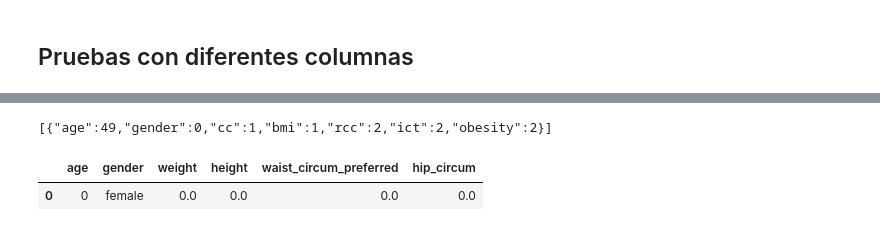
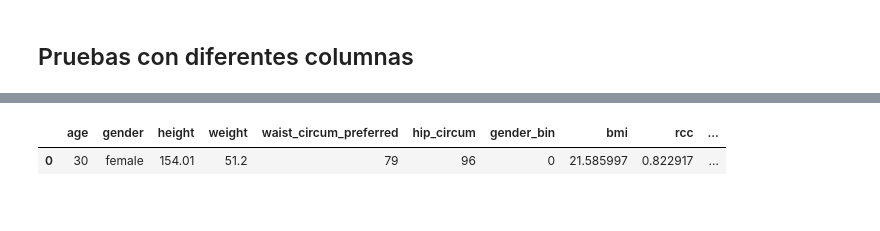
Before and after one commit to dchaconoca/antropometria-notebooks, a Jupyter notebook: notebooks/04-obesity-train-model.ipynb, the cells around one changed output, grey strips where cells are left out. Drawn from its saved outputs; the diff is of its cells as text; code cells hidden in the pictures.

```diff
--- a/notebooks/04-obesity-train-model.ipynb
+++ b/notebooks/04-obesity-train-model.ipynb
@@ -777,21 +629,20 @@ df_person
 # %%
-from custom_functions import custom_calculus
-import pickle
+def make_obesity_prediction(person):
 
-CURRENT_DIR = Path.cwd()
-BASE_DIR = Path(CURRENT_DIR).parent
+    CURRENT_DIR = Path.cwd()
+    BASE_DIR = Path(CURRENT_DIR).parent
 
-df_person_transformed = custom_calculus(df_person)
+    df_person = pd.read_json(person, orient='records')
 
-cols_to_leave = ['age', 'gender_bin', 'obesity_cc', 'obesity_bmi', 'obesity_rcc', 'obesity_ict']
+    df_person_transformed = custom_calculus(df_person)
 
-df_person_transformed = ccf.select_data(df_person_transformed, [], cols_to_leave)
+    cols_to_leave = ['age', 'gender_bin', 'obesity_cc', 'obesity_bmi', 'obesity_rcc', 'obesity_ict']
 
-with open(f"{BASE_DIR}/models/dtree_obesity.pkl", "rb") as f:
-    trained_model = pickle.load(f)
+    df_person_transformed = dcf.select_data(df_person_transformed, [], cols_to_leave)
 
-df_person_transformed['obesity'] = trained_model.predict(df_person_transformed)
+    with open(f"{BASE_DIR}/models/rf_obesity.pkl", "rb") as f:
+        trained_model = pickle.load(f)
 
-df_person_transformed.columns = ['age', 'gender', 'cc', 'bmi', 'rcc', 'ict', 'obesity']
+    df_person['obesity'] = trained_model.predict(df_person_transformed)
 
-df_person_transformed
+    return df_person.to_json(orient = 'records')
@@ -818,15 +649,20 @@ memory usage: 726.8+ KB
-# %%
-js = df_person_transformed.to_json(orient = 'records')
-
-print(js)
-# %% [output]
-[{"age":49,"gender":0,"cc":1,"bmi":1,"rcc":2,"ict":2,"obesity":2}]
-# %%
-diccionario = {'age': 0, 'gender': 'female', 'weight': 0.0, 'height': 0.0, 'waist_circum_preferred': 0.0, 'hip_circum': 0.0}
-
-df_dic = pd.DataFrame.from_dict([diccionario])
-
-df_dic
-# %% [output]
-|  | age | gender | weight | height | waist_circum_preferred | hip_circum |
-| 0 | 0 | female | 0.0 | 0.0 | 0.0 | 0.0 |
+# %%
+person = [{
+    'age': 30,
+    'gender': 'female',
+    'height': 154.01,
+    'weight': 51.20,
+    'waist_circum_preferred': 79.0,
+    'hip_circum': 96
+}]
+
+person = json.dumps(person)
+# %%
+person = make_obesity_prediction(person)
+
+df_person = pd.read_json(person, orient='records')
+
+df_person
+# %% [output]
+|  | age | gender | height | weight | waist_circum_preferred | hip_circum | gender_bin | bmi | rcc | ... |
+| 0 | 30 | female | 154.01 | 51.2 | 79 | 96 | 0 | 21.585997 | 0.822917 | ... |
```
Also changed, not shown: parts of 33 cells of this notebook, 6 other files.
